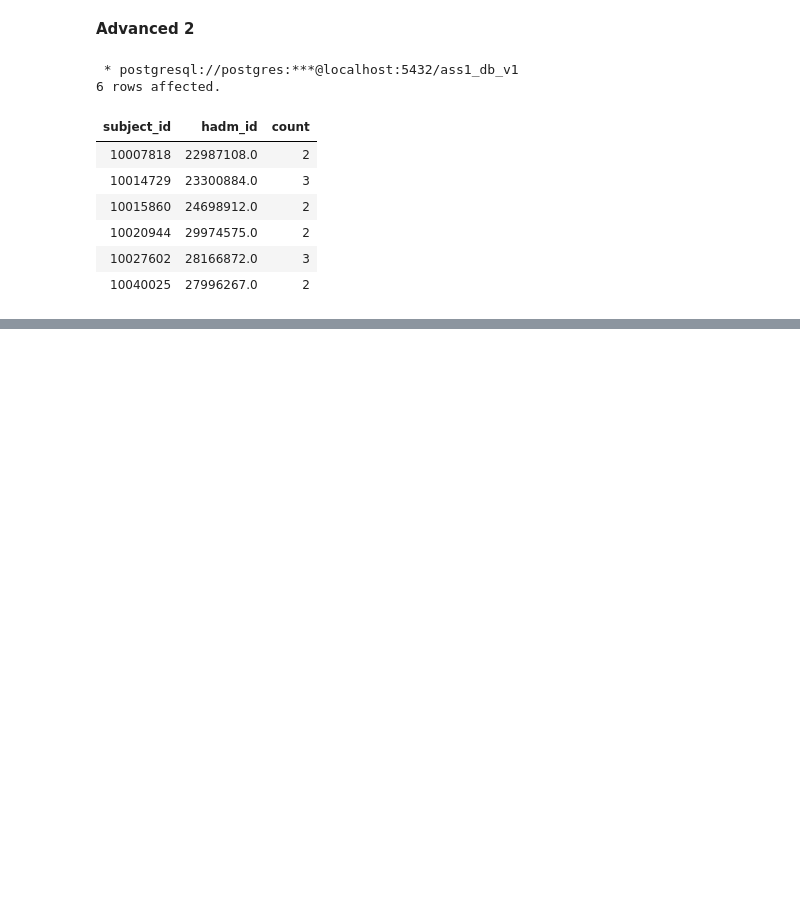
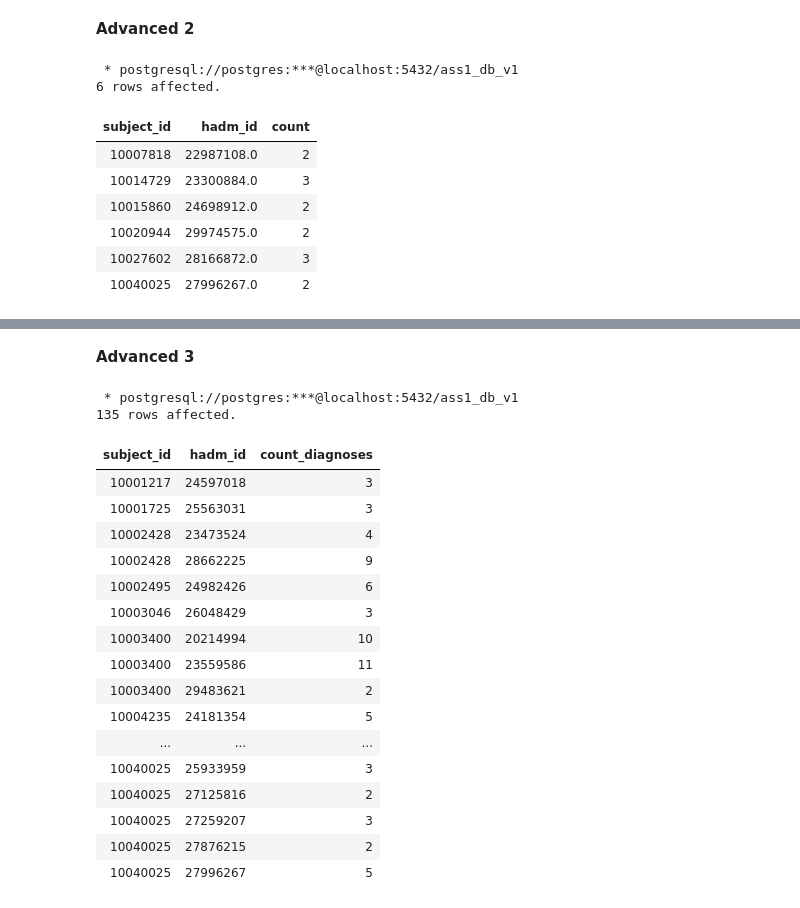
Before and after one commit to sarthak-panda/Sem6, a Jupyter notebook: COL362/Assignments/A1/rough.ipynb, the cells around one changed output, grey strips where cells are left out. Cells and saved outputs as stored; diff of their text form; code cells hidden in the pictures; blank space fills up the shorter version.

```diff
--- a/COL362/Assignments/A1/rough.ipynb
+++ b/COL362/Assignments/A1/rough.ipynb
@@ -956,0 +1037,28 @@ order by subject_id
+# %% [markdown]
+**Advanced 3**
+# %%
+%%sql
+select subject_id,hadm_id,count(distinct icd_code) as count_diagnoses
+from hosp.procedures_icd
+group by subject_id,hadm_id
+having count(distinct icd_code)>1
+# %% [output]
+ * postgresql://postgres:***@localhost:5432/ass1_db_v1
+135 rows affected.
+| subject_id | hadm_id | count_diagnoses |
+| 10001217 | 24597018 | 3 |
+| 10001725 | 25563031 | 3 |
+| 10002428 | 23473524 | 4 |
+| 10002428 | 28662225 | 9 |
+| 10002495 | 24982426 | 6 |
+| 10003046 | 26048429 | 3 |
+| 10003400 | 20214994 | 10 |
+| 10003400 | 23559586 | 11 |
+| 10003400 | 29483621 | 2 |
+| 10004235 | 24181354 | 5 |
+| ... | ... | ... |
+| 10040025 | 25933959 | 3 |
+| 10040025 | 27125816 | 2 |
+| 10040025 | 27259207 | 3 |
+| 10040025 | 27876215 | 2 |
+| 10040025 | 27996267 | 5 |
```
Also changed, not shown: parts of 9 cells of this notebook.
